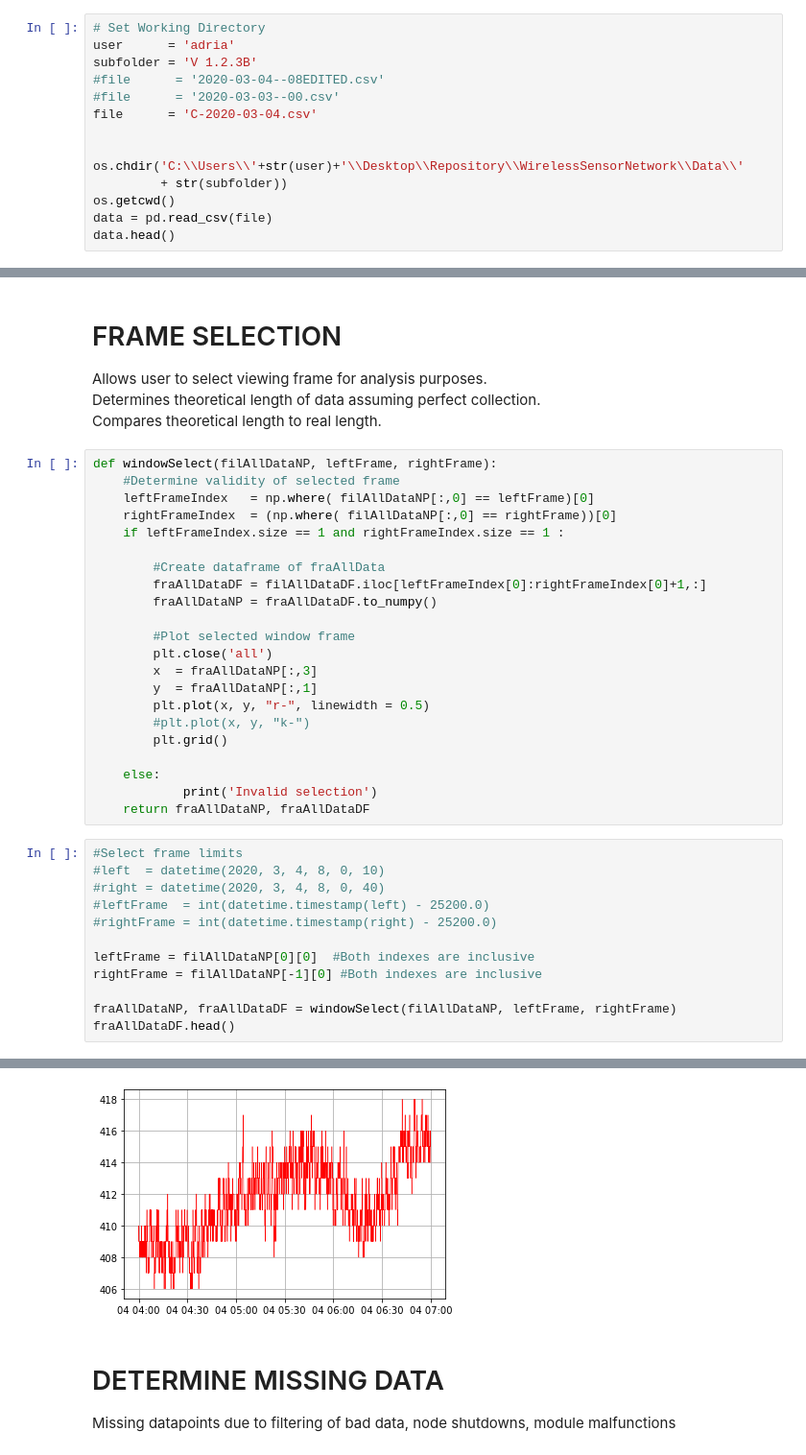
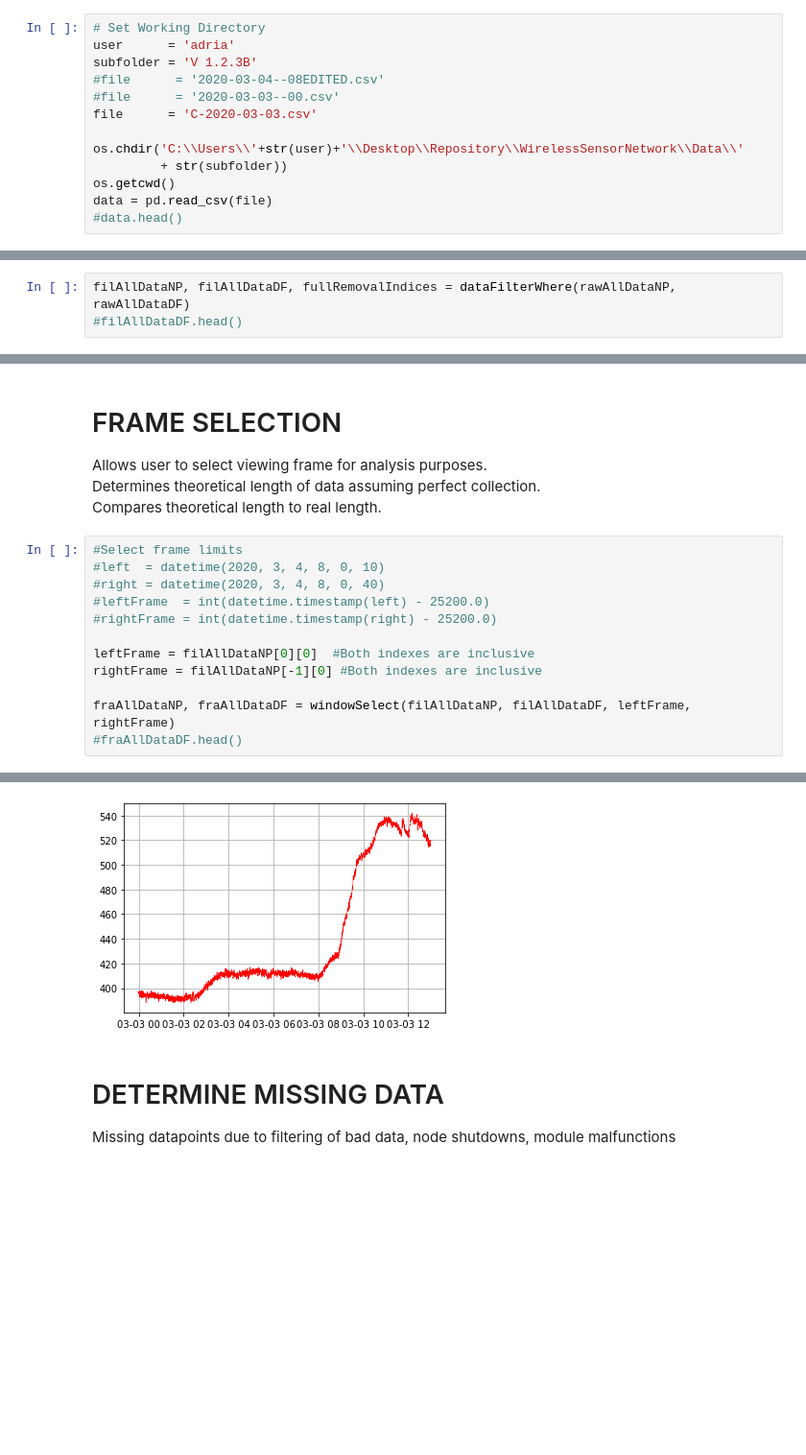
Before and after one commit to RiceAllDay22/WirelessSensorNetwork, a Jupyter notebook: Analysis/Main Analyzer.ipynb, the cells around one changed output, grey strips where cells are left out. Shown at 96% size. Saved outputs shown, nothing was run; the diff lists cells and outputs as text; blank space fills up the shorter version.

```diff
--- a/Analysis/Main Analyzer.ipynb
+++ b/Analysis/Main Analyzer.ipynb
@@ -24,11 +25,10 @@ user      = 'adria'
 subfolder = 'V 1.2.3B'
 #file      = '2020-03-04--08EDITED.csv'
 #file      = '2020-03-03--00.csv'
-file      = 'C-2020-03-04.csv'
-
+file      = 'C-2020-03-03.csv'
 
 os.chdir('C:\\Users\\'+str(user)+'\\Desktop\\Repository\\WirelessSensorNetwork\\Data\\'
          + str(subfolder))
 os.getcwd()
 data = pd.read_csv(file)
-data.head()
+#data.head()
@@ -165,0 +68,3 @@ Total Remd:  0
+# %%
+filAllDataNP, filAllDataDF, fullRemovalIndices = dataFilterWhere(rawAllDataNP, rawAllDataDF)
+#filAllDataDF.head()
@@ -168,28 +85,6 @@ Total Remd:  0
 Allows user to select viewing frame for analysis purposes. <br>
 Determines theoretical length of data assuming perfect collection. <br>
 Compares theoretical length to real length. <br>
-# %%
-def windowSelect(filAllDataNP, leftFrame, rightFrame):
-    #Determine validity of selected frame
-    leftFrameIndex   = np.where( filAllDataNP[:,0] == leftFrame)[0]
-    rightFrameIndex  = (np.where( filAllDataNP[:,0] == rightFrame))[0]
-    if leftFrameIndex.size == 1 and rightFrameIndex.size == 1 :
-
-        #Create dataframe of fraAllData
-        fraAllDataDF = filAllDataDF.iloc[leftFrameIndex[0]:rightFrameIndex[0]+1,:]
-        fraAllDataNP = fraAllDataDF.to_numpy()
-
-        #Plot selected window frame
-        plt.close('all')
-        x  = fraAllDataNP[:,3]
-        y  = fraAllDataNP[:,1]
-        plt.plot(x, y, "r-", linewidth = 0.5)
-        #plt.plot(x, y, "k-")
-        plt.grid()
-
-    else:
-            print('Invalid selection')
-    return fraAllDataNP, fraAllDataDF
 # %%
 #Select frame limits
 #left  = datetime(2020, 3, 4, 8, 0, 10)
@@ -200,6 +95,6 @@ def windowSelect(filAllDataNP, leftFrame, rightFrame):
 leftFrame = filAllDataNP[0][0]  #Both indexes are inclusive
 rightFrame = filAllDataNP[-1][0] #Both indexes are inclusive
 
-fraAllDataNP, fraAllDataDF = windowSelect(filAllDataNP, leftFrame, rightFrame)
-fraAllDataDF.head()
+fraAllDataNP, fraAllDataDF = windowSelect(filAllDataNP, filAllDataDF, leftFrame, rightFrame)
+#fraAllDataDF.head()
 # %% [output]
@@ -212,4 +101,4 @@ fraAllDataDF.head()
-[figure, old version]
+[figure, new version]
 # %% [markdown]
 # DETERMINE MISSING DATA
 Missing datapoints due to filtering of bad data, node shutdowns, module malfunctions
```
Also changed, not shown: parts of 15 cells of this notebook, 32 other files.
